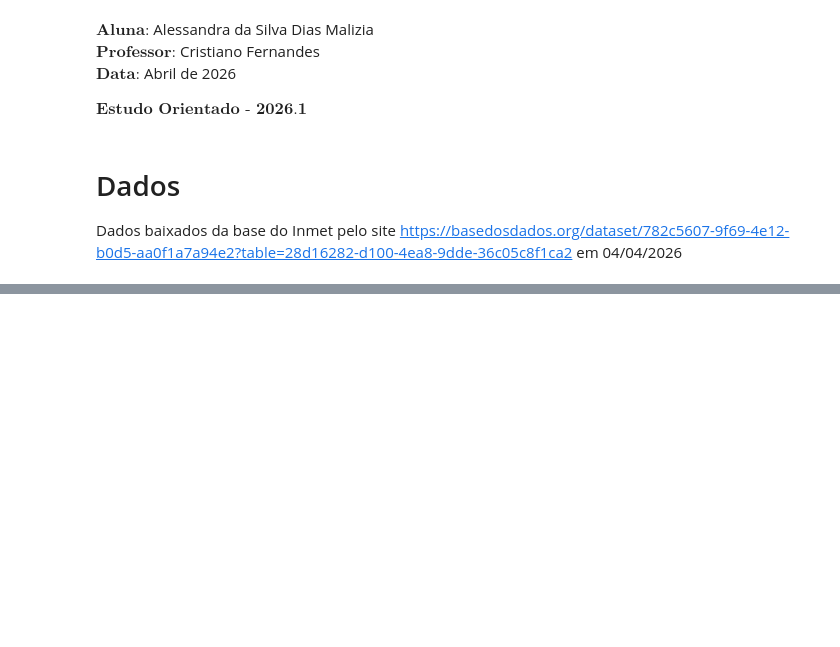
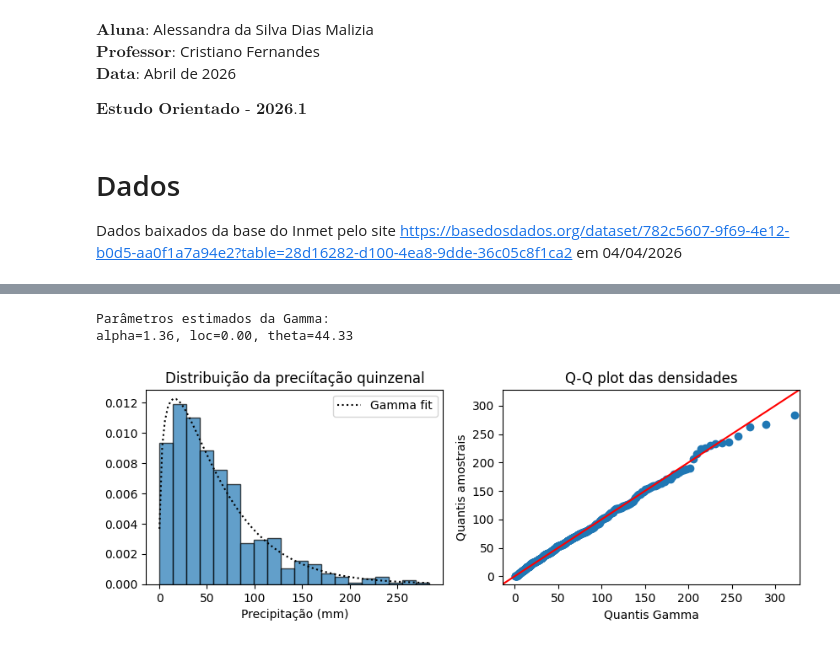
Before and after one commit to asdmalizia/masters, a Jupyter notebook: Estudo orientado/TVE para precipitação.ipynb, the cells around one changed output, grey strips where cells are left out. Saved outputs shown, nothing was run; the diff lists cells and outputs as text; code cells hidden in the pictures; blank space fills up the shorter version.

```diff
--- a/Estudo orientado/TVE para precipitação.ipynb
+++ b/Estudo orientado/TVE para precipitação.ipynb
@@ -28,0 +135,35 @@ df
+# %%
+gamma_params = gamma.fit(series, floc=0)
+alpha_hat, loc_hat, theta_hat = gamma_params
+
+x = np.linspace(series.min(), series.max(), 100)
+pit = gamma.cdf(series, alpha_hat, loc=loc_hat, scale=theta_hat)
+
+print(f"Parâmetros estimados da Gamma:\nalpha={alpha_hat:.2f}, loc={loc_hat:.2f}, theta={theta_hat:.2f}")
+
+df_quantiles = pd.DataFrame(index=['Gamma','GPD', 'GPD + Gamma','GPD + Pit'],
+                           columns = ['95.0%','99.0%','99.9%'])
+for alpha in [0.95, 0.99, 0.999]:
+    df_quantiles.loc['Gamma', f'{(alpha*100)}%'] = gamma.ppf(alpha, alpha_hat, loc=loc_hat, scale=theta_hat)
+# %% [output]
+Parâmetros estimados da Gamma:
+alpha=1.36, loc=0.00, theta=44.33
+# %%
+fig, ax = plt.subplots(1,2, figsize=(10, 3))
+
+ax[0].plot(x, gamma.pdf(x, alpha_hat, loc=loc_hat, scale=theta_hat), 'k', linestyle=':', label='Gamma fit')
+ax[0].hist(series, bins=20, density=True, alpha=0.7, edgecolor='black')
+ax[0].set_title('Distribuição da preciítação quinzenal')
+ax[0].set_xlabel('Precipitação (mm)')
+ax[0].legend()
+
+ax[1].set_title(f'Q-Q plot das densidades')
+sm.qqplot(series, ax=ax[1], line='45', dist=gamma, distargs=(alpha_hat,), loc=loc_hat, scale=theta_hat)
+ax[1].set_xlabel('Quantis Gamma')
+ax[1].set_ylabel('Quantis amostrais')
+
+plot_count+=1
+plt.savefig(path_img + r"\plot{}.png".format(plot_count))
+plt.show()
+# %% [output]
+[figure, added]
```
Also changed, not shown: parts of 22 cells of this notebook.
